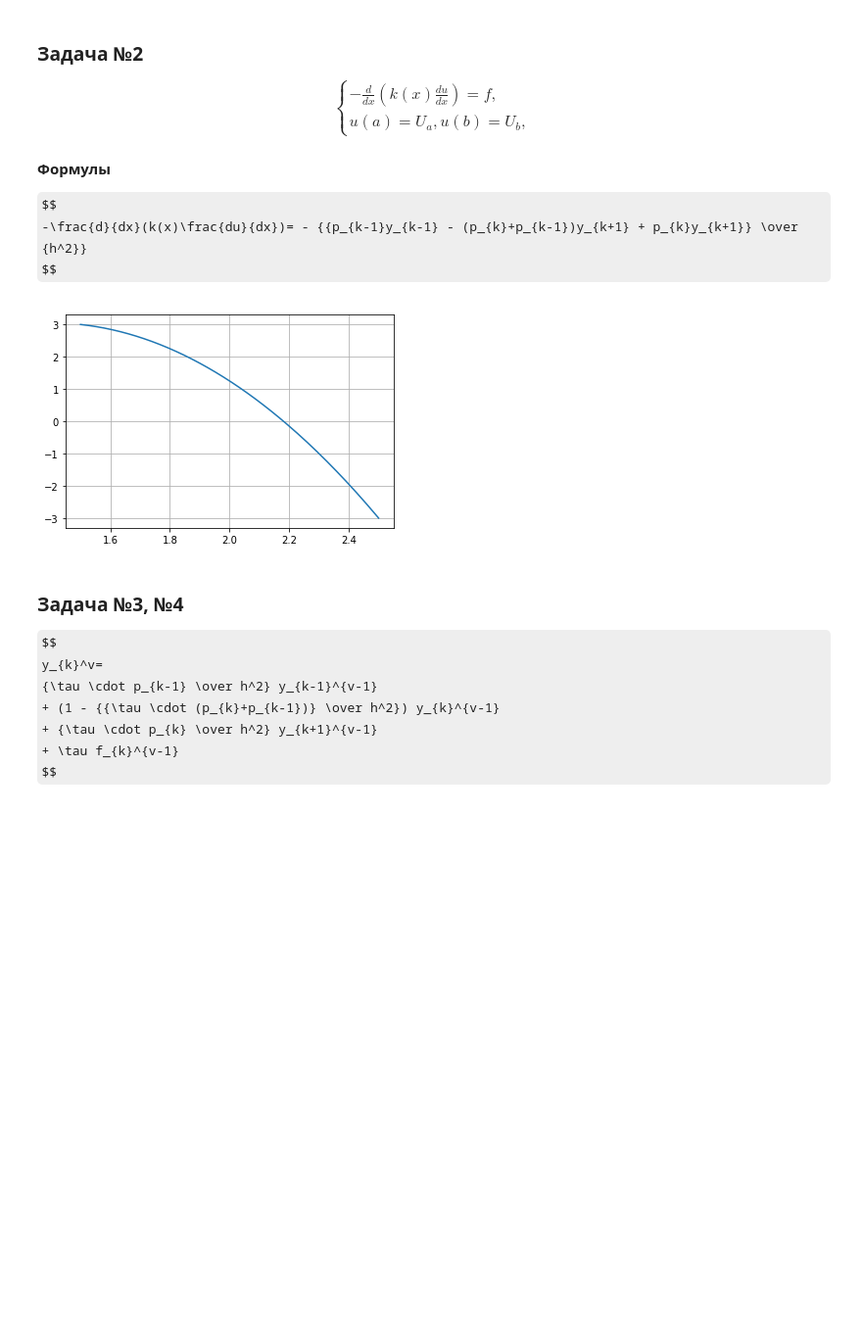
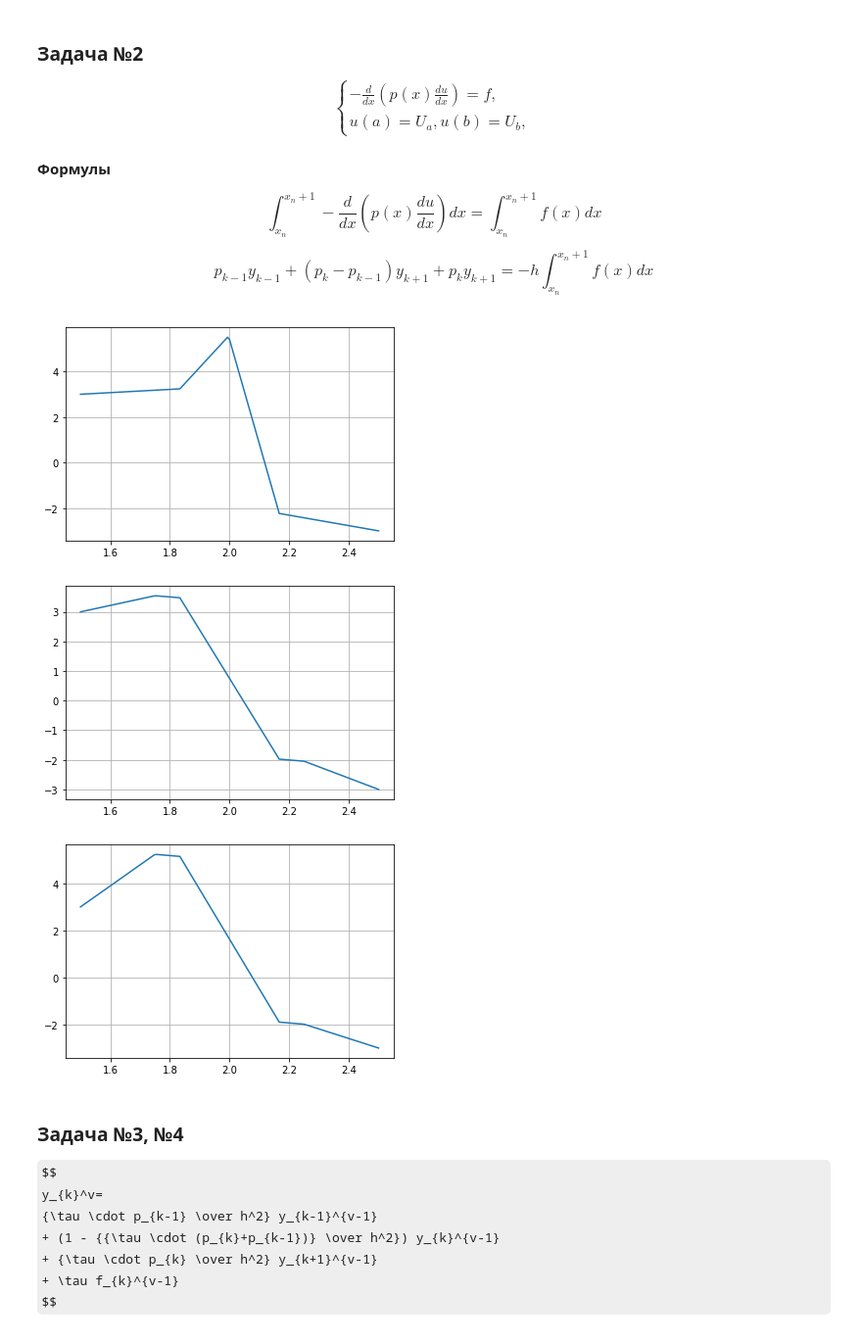
Before and after one commit to ArtyomTalonchick/BSUIR-5-Math, a Jupyter notebook: Lab3/Lab3.ipynb, the cells around one changed output. Shown: that part at 98% size. Drawn from its saved outputs; the diff is of its cells as text; code cells hidden in the pictures; some formulas as TeX source; blank space fills up the shorter version.

```diff
--- a/Lab3/Lab3.ipynb
+++ b/Lab3/Lab3.ipynb
@@ -9,7 +9,7 @@ from mpl_toolkits import mplot3d
 
 $$
 \begin{cases}
--\frac{d}{dx}(k(x)\frac{du}{dx})=f,
+-\frac{d}{dx}(p(x)\frac{du}{dx})=f,
 \\
 u(a) = U_{a}, u(b) = U_{b},
 \end{cases}
@@ -17,8 +17,12 @@ $$
 
 #### Формулы
 $$
--\frac{d}{dx}(k(x)\frac{du}{dx})= - {{p_{k-1}y_{k-1} - (p_{k}+p_{k-1})y_{k+1} + p_{k}y_{k+1}} \over {h^2}}
+\int_{x_{n}}^{x_n+1}-\frac{d}{dx}(p(x)\frac{du}{dx})dx=\int_{x_{n}}^{x_n+1}f(x)dx
 $$
+
+$$
+p_{k-1}y_{k-1} + (p_{k}-p_{k-1})y_{k+1} + p_{k}y_{k+1}=-h\int_{x_{n}}^{x_n+1}f(x)dx
+$$
 # %%
 def task_2(a, b, Ua, Ub, h, p, f):
     count_x = int((b - a) / h) + 1
@@ -33,26 +37,60 @@ def task_2(a, b, Ua, Ub, h, p, f):
 
     for i in range(1, count_x -1):
         A[i,i-1] = p(x[i-1])
-        A[i, i] = - p(x[i-1]) - p(x[i])
+        A[i, i] = - p(x[i]) - p(x[i-1])
         A[i, i+1] =  p(x[i])
-        B[i] = -h**2 * f(x[i])
+        B[i] = - h * f(x[i])
 
     y = numpy.linalg.solve(A, B)
     plt.plot(x, y)
     plt.grid()
     plt.show()
-# %%
-a, b = 1.5, 2.5
-Ua, Ub = 3, -3
-h = (b-a)/150
-def p(x):
-    return 1
-def f(x):
-    return 10
-
-task_2(a, b, Ua, Ub, h, p, f)
-# %% [output]
-[figure, removed]
+# %%
+a, b = 1.5, 2.5
+Ua, Ub = 3, -3
+h = (b-a)/150
+k = 1
+def p(x):
+    if x <= a + (b-a)/3:
+        return 20*k
+    elif x <= a + 2*(b-a)/3:
+        return k
+    else:
+        return 20*k
+
+def f(x, c, x0):
+    if abs(x-x0) < h:
+        return c
+    elif abs(x-x0) == h:
+        return c/2
+    else:
+        return 0
+
+def f1(x):
+    c = 30
+    x0 = (a+b)/2
+    return f(x, c, x0)
+
+def f2(x):
+    c = 30
+    x01 = ((a+b)/2 + a)/2
+    x02 = ((a+b)/2 + b)/2
+    return f(x, c, x01) + f(x, c, x02)
+
+def f3(x):
+    c1 = 100
+    c2 = 30
+    x01 = ((a+b)/2 + a)/2
+    x02 = ((a+b)/2 + b)/2
+    return f(x, c1, x01) + f(x, c2, x02)
+
+task_2(a, b, Ua, Ub, h, p, f1)
+task_2(a, b, Ua, Ub, h, p, f2)
+task_2(a, b, Ua, Ub, h, p, f3)
+# %% [output]
+[figure, added]
+[figure, added]
+[figure, added]
 # %% [markdown]
 ### Задача №3, №4
 $$
```
Also changed, not shown: parts of 3 cells of this notebook.
